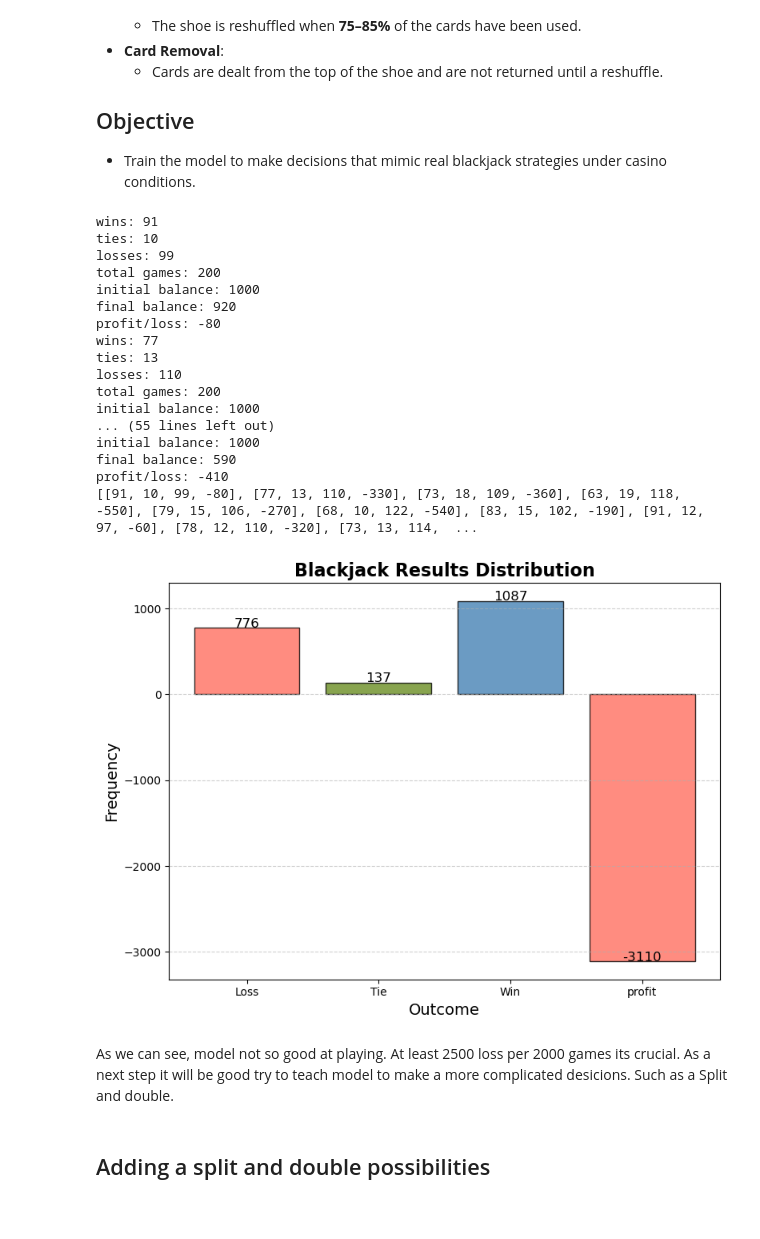
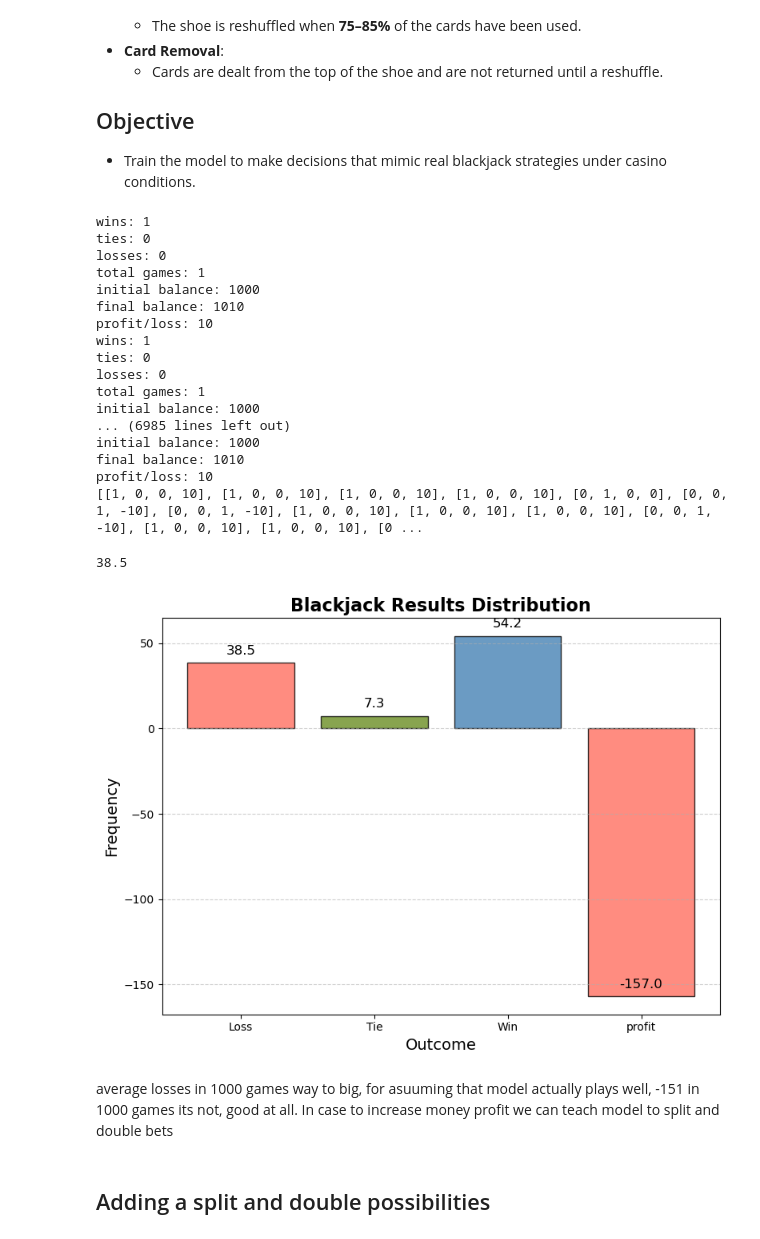
Before and after one commit to KirillMitjurin/DA6_project, a Jupyter notebook: BlackJack.ipynb, the cells around one changed output. Drawn from its saved outputs; the diff is of its cells as text; code cells hidden in the pictures.

```diff
--- a/BlackJack.ipynb
+++ b/BlackJack.ipynb
@@ -462,10 +474,10 @@ def dealer_takes_card(dealer_hand, deck, last_taken_card):
     dealer_hand.append(next_card)
     return dealer_hand
 # %%
-def simulate_200_games():
+def simulate_100_games():
 # Results tracking
     results = []
-    games = 200
+    games = 1
 
     # Initial balance and bet setup
     initial_balance = 1000  # Starting balance
@@ -547,63 +559,66 @@ def simulate_200_games():
     return ls
 # %%
 result = []
-for _ in range(10):
-    game = simulate_200_games()
+for _ in range(1000):
+    game = simulate_100_games()
     result.append(game)
 print(result)
 # %% [output]
-wins: 91
-ties: 10
-losses: 99
-total games: 200
+wins: 1
+ties: 0
+losses: 0
+total games: 1
 initial balance: 1000
-final balance: 920
-profit/loss: -80
-wins: 77
-ties: 13
-losses: 110
-total games: 200
+final balance: 1010
+profit/loss: 10
+wins: 1
+ties: 0
+losses: 0
+total games: 1
 initial balance: 1000
-... (55 lines left out)
+... (6985 lines left out)
 initial balance: 1000
-final balance: 590
-profit/loss: -410
-[[91, 10, 99, -80], [77, 13, 110, -330], [73, 18, 109, -360], [63, 19, 118, -550], [79, 15, 106, -270], [68, 10, 122, -540], [83, 15, 102, -190], [91, 12, 97, -60], [78, 12, 110, -320], [73, 13, 114,  ...
+final balance: 1010
+profit/loss: 10
+[[1, 0, 0, 10], [1, 0, 0, 10], [1, 0, 0, 10], [1, 0, 0, 10], [0, 1, 0, 0], [0, 0, 1, -10], [0, 0, 1, -10], [1, 0, 0, 10], [1, 0, 0, 10], [1, 0, 0, 10], [0, 0, 1, -10], [1, 0, 0, 10], [1, 0, 0, 10], [0 ...
 # %%
 # Map results to categories
 categories = ['Loss', 'Tie', 'Win', 'profit']
 wins = 0
 ties = 0
 losses = 0
 profit = 0
+avg_wins = 0
 for i in result:
     wins += i[0]
+    avg_wins += i[0]
     ties += i[1]
     losses += i[2]
     profit += i[3]
-results = [wins, ties, losses, profit]
-
+results = [wins / 10, ties / 10, losses /10, profit / 10]
+print(avg_wins / 10)
 # Plot the histogram
 plt.figure(figsize=(8, 6))
 plt.bar(categories, results, color=['#FF6F61', '#6B8E23', '#4682B4'], alpha=0.8, edgecolor='black')
 
 # Add labels and title
 plt.title('Blackjack Results Distribution', fontsize=16, fontweight='bold')
 plt.xlabel('Outcome', fontsize=14)
 plt.ylabel('Frequency', fontsize=14)
 plt.grid(axis='y', linestyle='--', alpha=0.6)
 
 # Add value annotations on the bars
 for i, count in enumerate(results):
     plt.text(i, count + 5, str(count), ha='center', fontsize=12, color='black')
 
 # Show the plot
 plt.tight_layout()
 plt.show()
 # %% [output]
+38.5
-[figure, old version]
+[figure, new version]
-# %% [markdown]
-As we can see, model not so good at playing. At least 2500 loss per 2000 games its crucial. As a next step it will be good try to teach model to make a more complicated desicions. Such as a Split and double.
+# %% [markdown]
+average losses in 1000 games way to big, for asuuming that model actually plays well, -151 in 1000 games its not, good at all. In case to increase money profit we can teach model to split and double bets
 # %% [markdown]
 ## Adding a split and double possibilities
 # %% [markdown]
```
Also changed, not shown: parts of 16 cells of this notebook.
